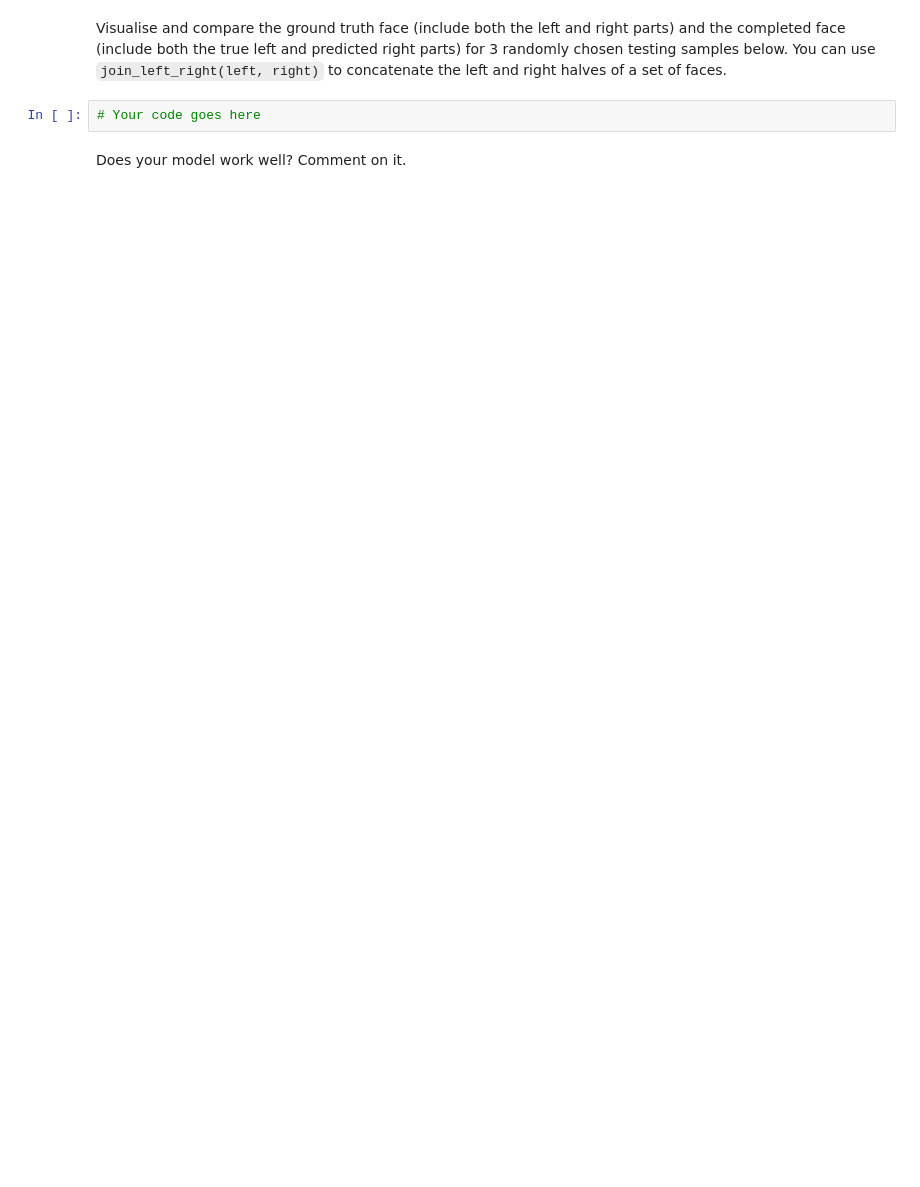
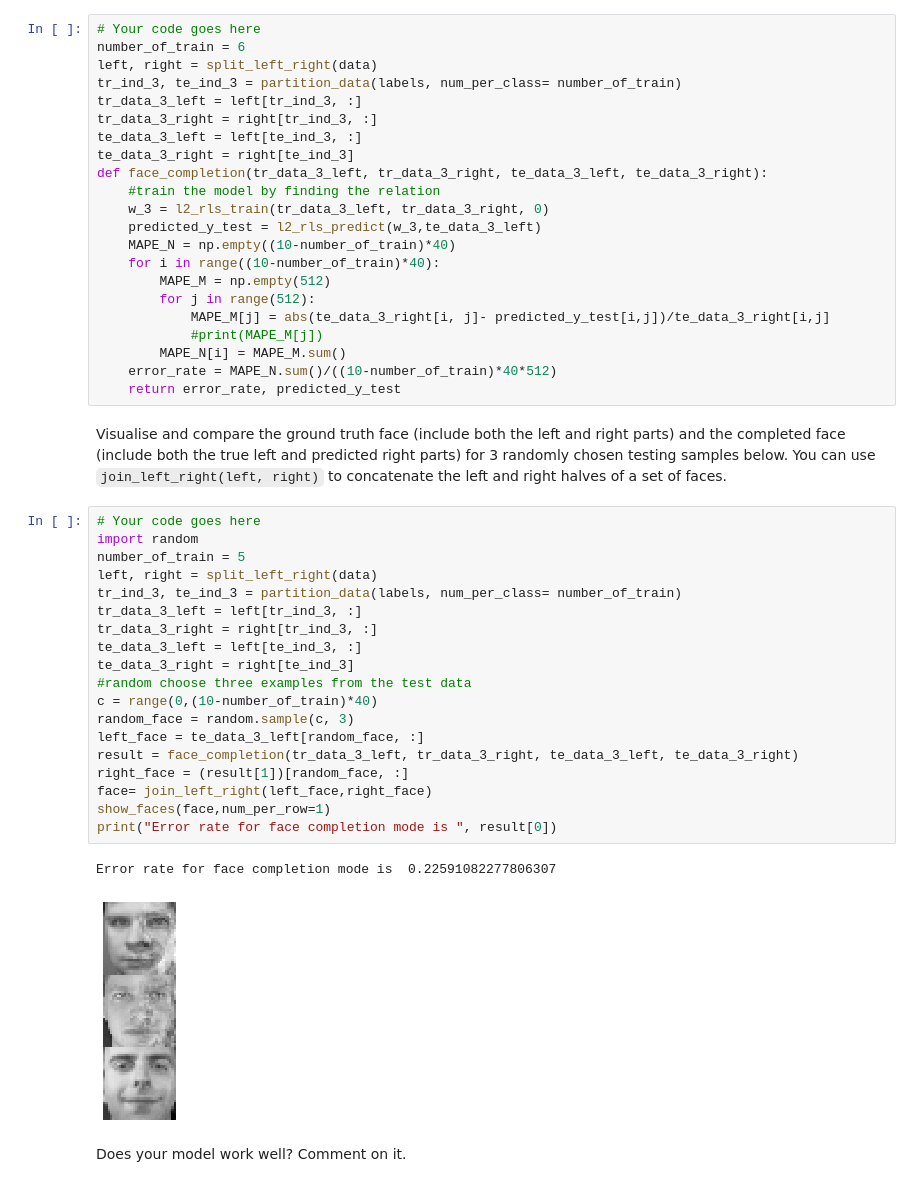
Before and after one commit to Feifan-Chen/face-recoginition-program, a Jupyter notebook: Lab3.ipynb, the cells around one changed output. Saved outputs shown, nothing was run; the diff lists cells and outputs as text; blank space fills up the shorter version.

```diff
--- a/Lab3.ipynb
+++ b/Lab3.ipynb
@@ -412,6 +465,48 @@ Write your code below and make sure it compiles. Show your code to the TA, expla
+# %%
+# Your code goes here
+number_of_train = 6
+left, right = split_left_right(data)
+tr_ind_3, te_ind_3 = partition_data(labels, num_per_class= number_of_train)
+tr_data_3_left = left[tr_ind_3, :]
+tr_data_3_right = right[tr_ind_3, :]
+te_data_3_left = left[te_ind_3, :]
+te_data_3_right = right[te_ind_3]
+def face_completion(tr_data_3_left, tr_data_3_right, te_data_3_left, te_data_3_right):
+    #train the model by finding the relation
+    w_3 = l2_rls_train(tr_data_3_left, tr_data_3_right, 0)
+    predicted_y_test = l2_rls_predict(w_3,te_data_3_left)
+    MAPE_N = np.empty((10-number_of_train)*40)
+    for i in range((10-number_of_train)*40):
+        MAPE_M = np.empty(512)
+        for j in range(512):
+            MAPE_M[j] = abs(te_data_3_right[i, j]- predicted_y_test[i,j])/te_data_3_right[i,j]
+            #print(MAPE_M[j])
+        MAPE_N[i] = MAPE_M.sum()
+    error_rate = MAPE_N.sum()/((10-number_of_train)*40*512)
+    return error_rate, predicted_y_test
 # %% [markdown]
 Visualise and compare the ground truth face (include both the left and right parts) and the completed face (include both the true left and predicted right parts) for 3 randomly chosen testing samples below. You can use `join_left_right(left, right)` to concatenate the left and right halves of a set of faces.
-# %%
-# Your code goes here
+# %%
+# Your code goes here
+import random
+number_of_train = 5
+left, right = split_left_right(data)
+tr_ind_3, te_ind_3 = partition_data(labels, num_per_class= number_of_train)
+tr_data_3_left = left[tr_ind_3, :]
+tr_data_3_right = right[tr_ind_3, :]
+te_data_3_left = left[te_ind_3, :]
+te_data_3_right = right[te_ind_3]
+#random choose three examples from the test data
+c = range(0,(10-number_of_train)*40)
+random_face = random.sample(c, 3)
+left_face = te_data_3_left[random_face, :]
+result = face_completion(tr_data_3_left, tr_data_3_right, te_data_3_left, te_data_3_right)
+right_face = (result[1])[random_face, :]
+face= join_left_right(left_face,right_face)
+show_faces(face,num_per_row=1)
+print("Error rate for face completion mode is ", result[0])
+# %% [output]
+Error rate for face completion mode is  0.22591082277806307
+[figure, added]
 # %% [markdown]
 Does your model work well? Comment on it.
```
Also changed, not shown: parts of 13 cells of this notebook.
